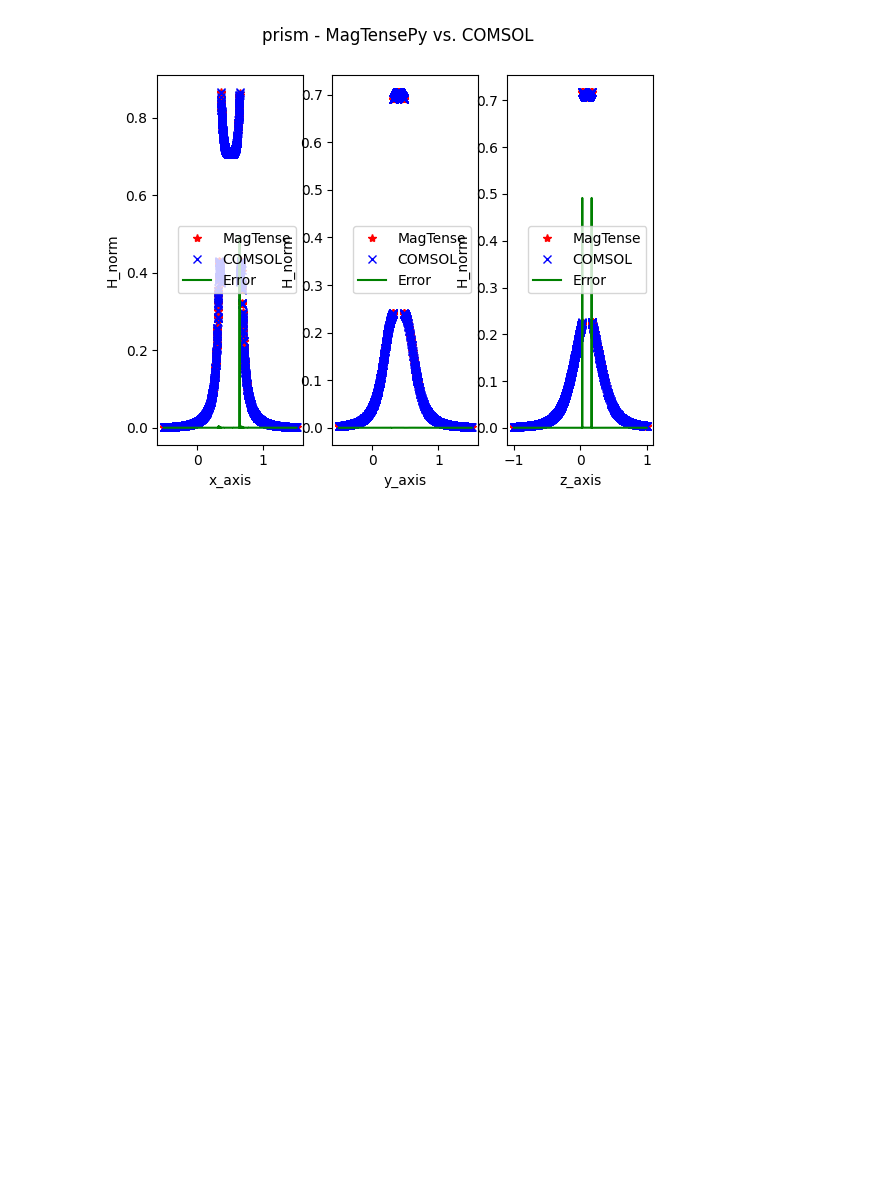
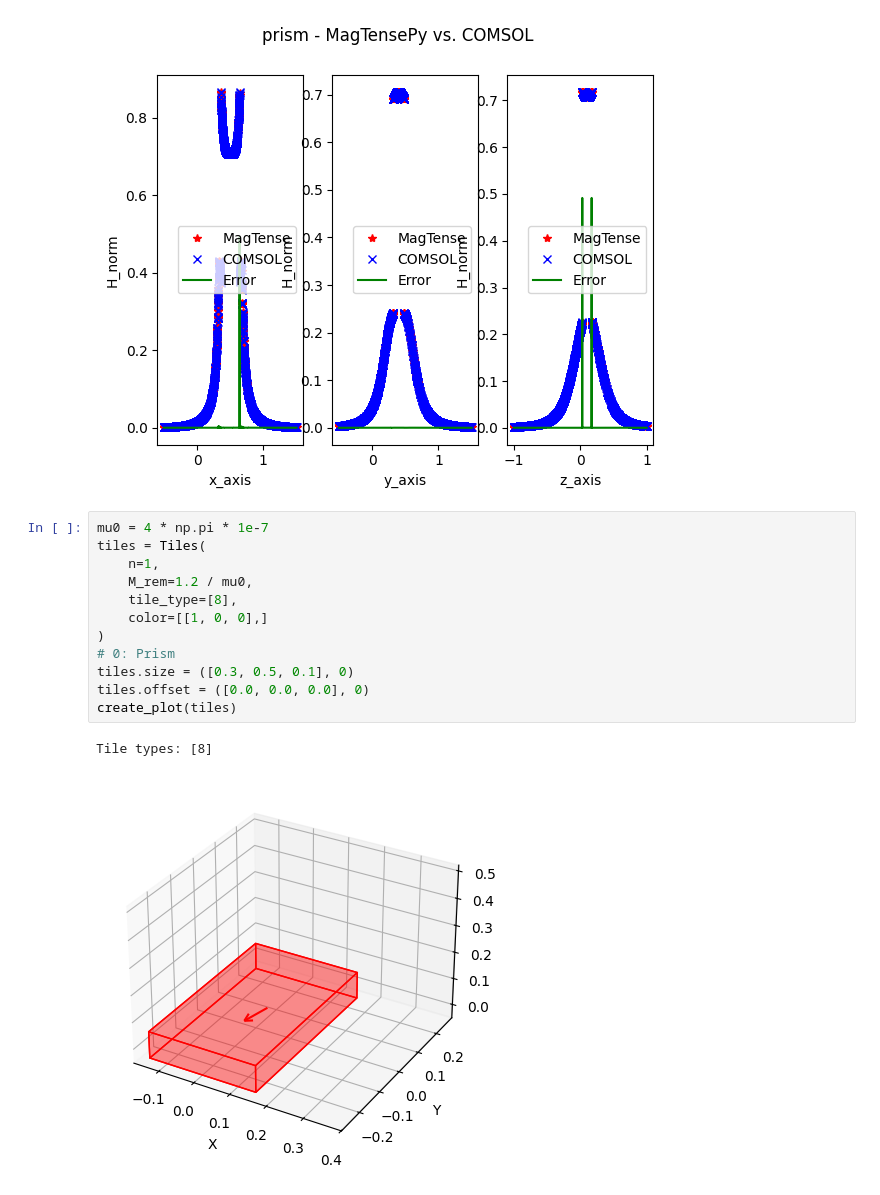
Before and after one commit to cmt-dtu-energy/MagTense, a Jupyter notebook: python/examples/magnetostatics/demonstration.ipynb, the cells around one changed output. Drawn from its saved outputs; the diff is of its cells as text; blank space fills up the shorter version.

```diff
--- a/python/examples/magnetostatics/demonstration.ipynb
+++ b/python/examples/magnetostatics/demonstration.ipynb
@@ -86,3 +88,18 @@ tile_val = Tiles(
 validation('prism', tile_val, [0.5, 0.4, 0.1], plot_error=True)
 # %% [output]
 [figure]
+# %%
+mu0 = 4 * np.pi * 1e-7
+tiles = Tiles(
+    n=1,
+    M_rem=1.2 / mu0,
+    tile_type=[8],
+    color=[[1, 0, 0],]
+)
+# 0: Prism
+tiles.size = ([0.3, 0.5, 0.1], 0)
+tiles.offset = ([0.0, 0.0, 0.0], 0)
+create_plot(tiles)
+# %% [output]
+Tile types: [8]
+[figure, added]
```
Also changed, not shown: parts of 10 cells of this notebook, 13 other files.
